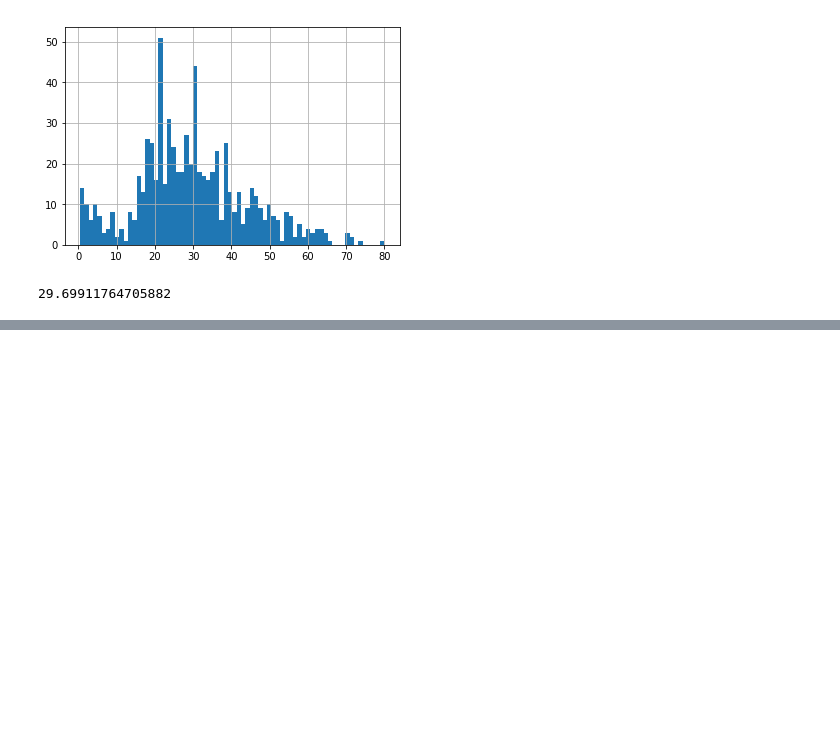
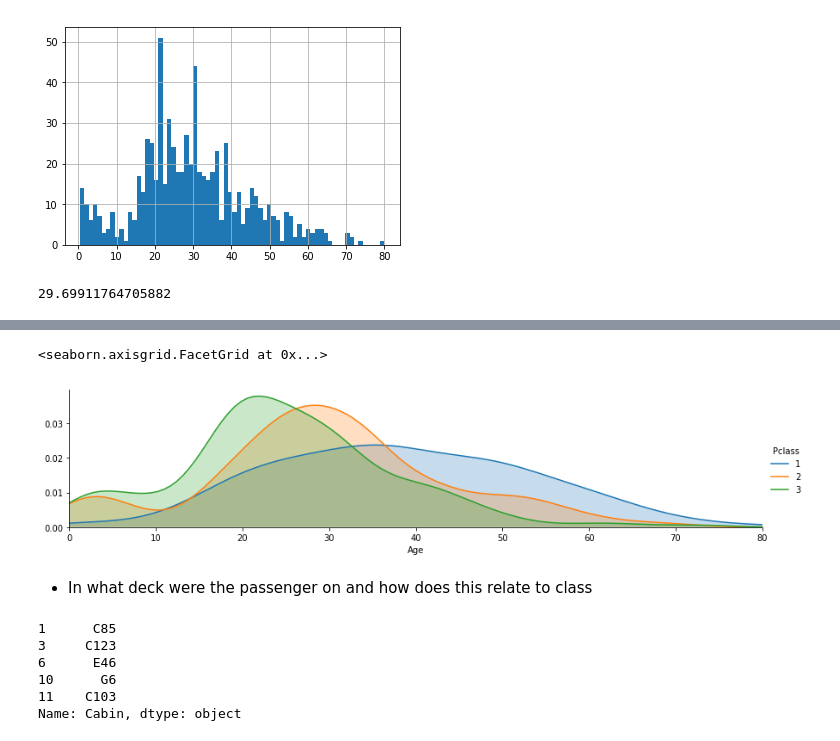
Before and after one commit to mastermindLAB/Working_with_Pandas_Numpy_Seaborn, a Jupyter notebook: Titanic dataset.ipynb, the cells around one changed output, grey strips where cells are left out. Saved outputs shown, nothing was run; the diff lists cells and outputs as text; code cells hidden in the pictures; blank space fills up the shorter version.

```diff
--- a/Titanic dataset.ipynb
+++ b/Titanic dataset.ipynb
@@ -96,0 +132,17 @@ titanic_df['Age'].mean()
+# %%
+fig = sns.FacetGrid(titanic_df,hue='Pclass',aspect=4)
+
+fig.map(sns.kdeplot, 'Age', shade=True)
+
+oldest = titanic_df['Age'].max()
+
+fig.set(xlim=(0,oldest))
+
+fig.add_legend()
+# %% [output]
+<seaborn.axisgrid.FacetGrid at 0x...>
+[figure, added]
+# %% [markdown]
+
+
+* In what deck were the passenger on and how does this relate to class
@@ -96,0 +151,9 @@ titanic_df['Age'].mean()
+# %%
+deck.head()
+# %% [output]
+1      C85
+3     C123
+6      E46
+10      G6
+11    C103
+Name: Cabin, dtype: object
```
Also changed, not shown: parts of 19 cells of this notebook.
